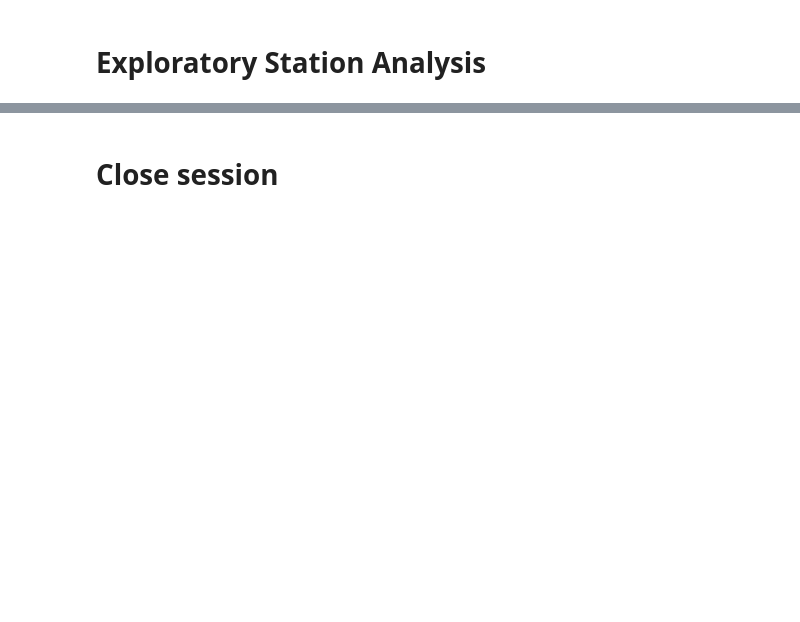
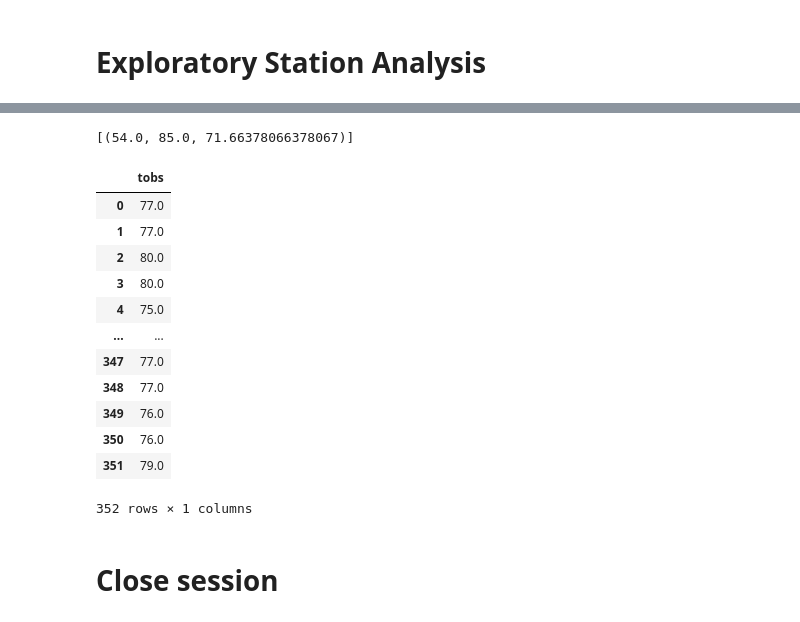
Before and after one commit to libbyberter/sqlalchemy-challenge, a Jupyter notebook: Surfs_up/climate_starter.ipynb, the cells around one changed output, grey strips where cells are left out. Saved outputs shown, nothing was run; the diff lists cells and outputs as text; code cells hidden in the pictures; blank space fills up the shorter version.

```diff
--- a/Surfs_up/climate_starter.ipynb
+++ b/Surfs_up/climate_starter.ipynb
@@ -100,8 +116,39 @@ precip_avg_bydate.describe()
 # %%
 # Using the most active station id from the previous query, calculate the lowest, highest, and average temperature.
+session.query(func.min(measurement.tobs), func.max(measurement.tobs), func.avg(measurement.tobs)).\
+    filter(measurement.station == 'USC00519281').all()
+# %% [output]
+[(54.0, 85.0, 71.66378066378067)]
 # %%
 # Using the most active station id
-# Query the last 12 months of temperature observation data for this station and plot the results as a histogram
+# Query the last 12 months of temperature observation data for this station
+
+import datetime as dt
+from pandas.plotting import table
+prev_year = dt.date(2017, 8, 23) - dt.timedelta(days=365)
+
+results = session.query(measurement.tobs).\
+    filter(measurement.station == 'USC00519281').\
+    filter(measurement.date >= prev_year).all()
+
+
+# plot the results as a histogram
+station_df = pd.DataFrame(results, columns=['tobs'])
+station_df
+# %% [output]
+|  | tobs |
+| 0 | 77.0 |
+| 1 | 77.0 |
+| 2 | 80.0 |
+| 3 | 80.0 |
+| 4 | 75.0 |
+| ... | ... |
+| 347 | 77.0 |
+| 348 | 77.0 |
+| 349 | 76.0 |
+| 350 | 76.0 |
+| 351 | 79.0 |
+352 rows × 1 columns
 # %% [markdown]
 # Close session
 # %%
```
Also changed, not shown: parts of 4 cells of this notebook.
